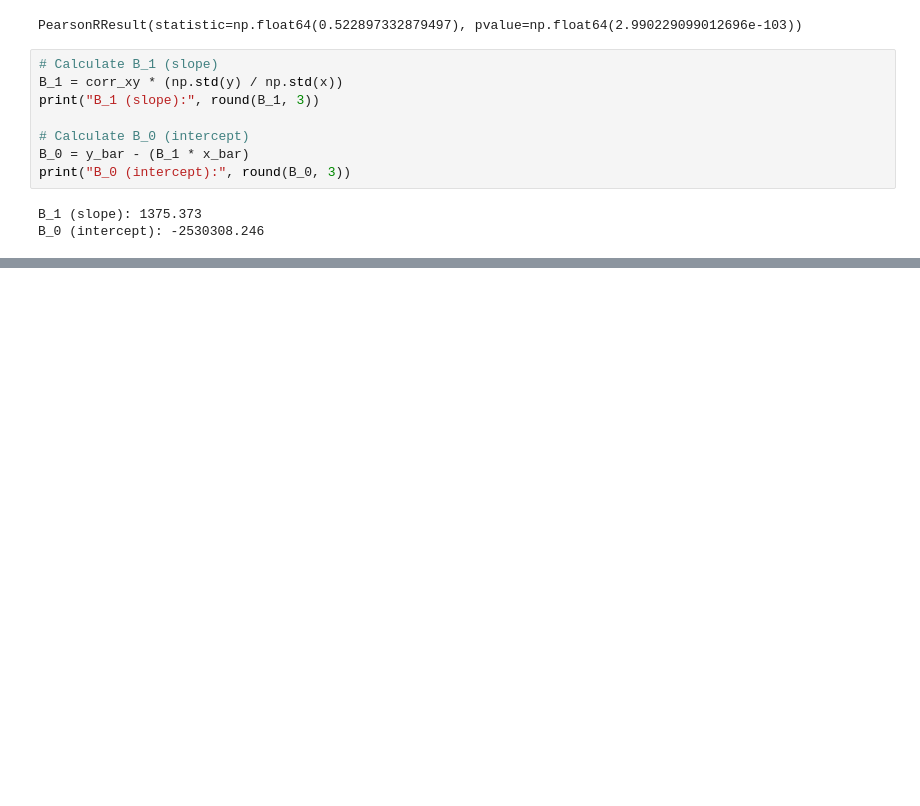
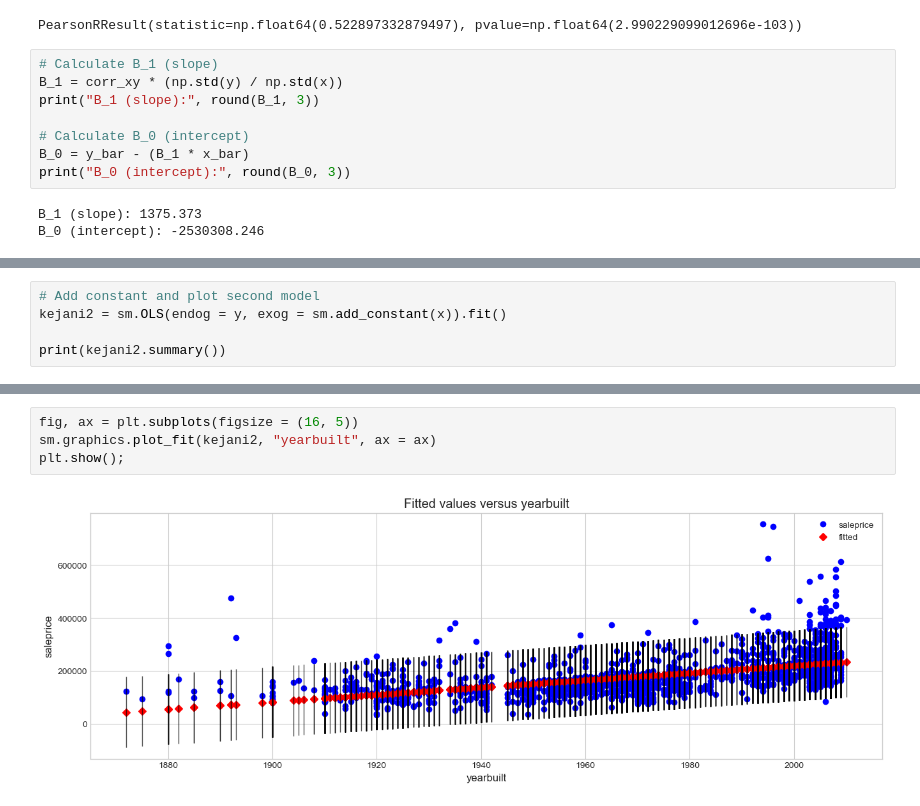
Before and after one commit to Vain-Guy/Ames-Housing-Price-Predictions, a Jupyter notebook: index.ipynb, the cells around one changed output, grey strips where cells are left out. Drawn from its saved outputs; the diff is of its cells as text; blank space fills up the shorter version.

```diff
--- a/index.ipynb
+++ b/index.ipynb
@@ -373,0 +414,5 @@ B_1 (slope): 1375.373
+# %%
+# Add constant and plot second model
+kejani2 = sm.OLS(endog = y, exog = sm.add_constant(x)).fit()
+
+print(kejani2.summary())
@@ -373,0 +494,6 @@ B_1 (slope): 1375.373
+# %%
+fig, ax = plt.subplots(figsize = (16, 5))
+sm.graphics.plot_fit(kejani2, "yearbuilt", ax = ax)
+plt.show();
+# %% [output]
+[figure, added]
```
Also changed, not shown: parts of 21 cells of this notebook.
